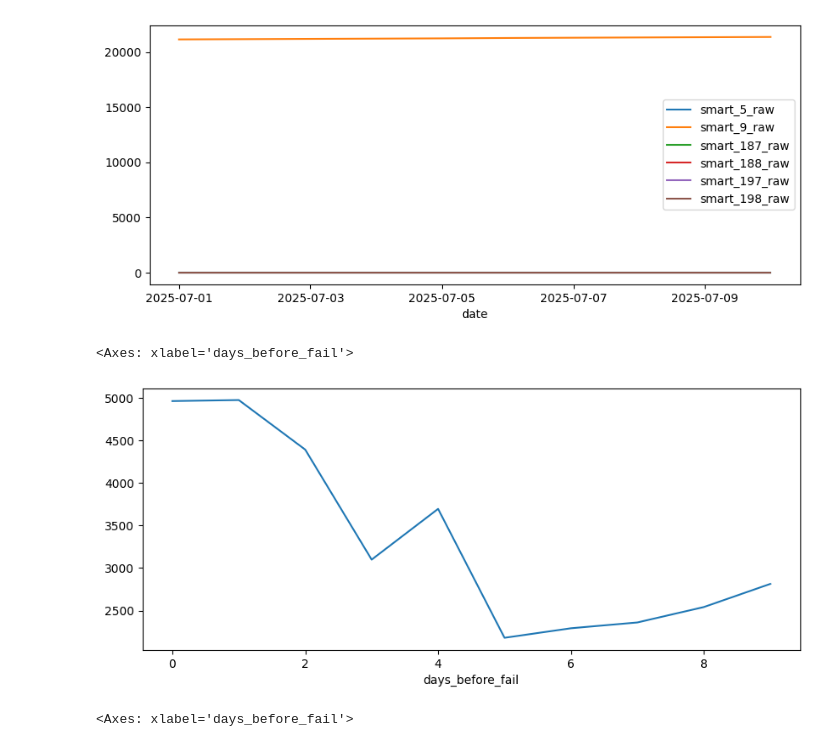
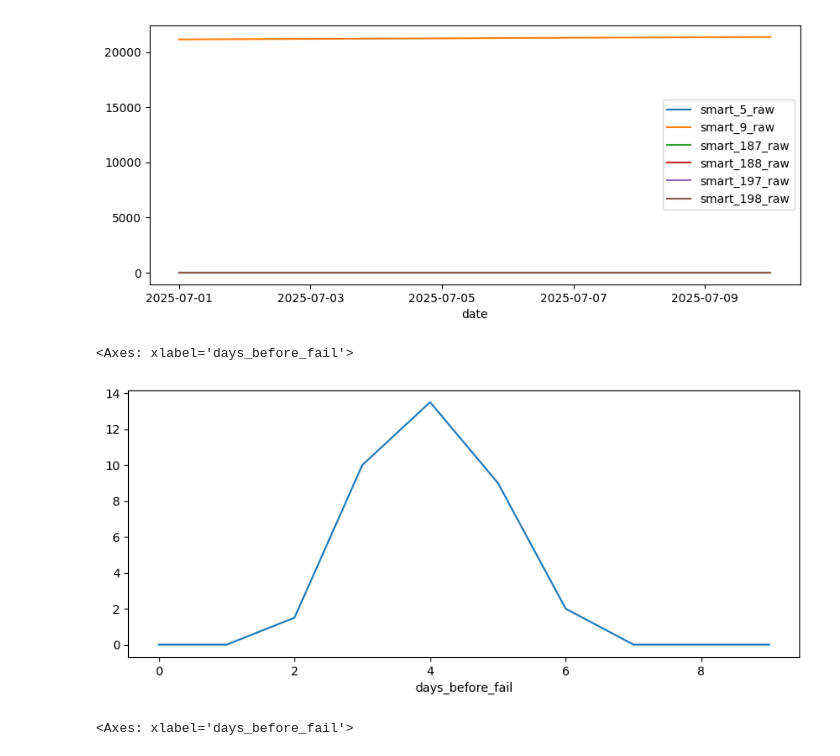
Before and after one commit to PhonpawitS/Hard-Drive-Failure-Prediction-using-ML, a Jupyter notebook: notebooks/eda.ipynb, the cells around one changed output. Drawn from its saved outputs; the diff is of its cells as text; code cells hidden in the pictures.

```diff
--- a/notebooks/eda.ipynb
+++ b/notebooks/eda.ipynb
@@ -122,17 +129,17 @@ df["days_before_fail"] = (df["date_fail"] - df["date"]).dt.days
 # %%
 plot_df = (
     df[
         (df["days_before_fail"] >= 0) &
         (df["days_before_fail"] <= 14)
     ]
     .groupby("days_before_fail")["smart_5_raw"]
-    .mean()
+    .median()
 )
 
 plot_df.plot(figsize=(10, 4))
 # %% [output]
 <Axes: xlabel='days_before_fail'>
-[figure, old version]
+[figure, new version]
 # %%
 plot_df = (
     df[
```
Also changed, not shown: parts of 4 cells of this notebook.
